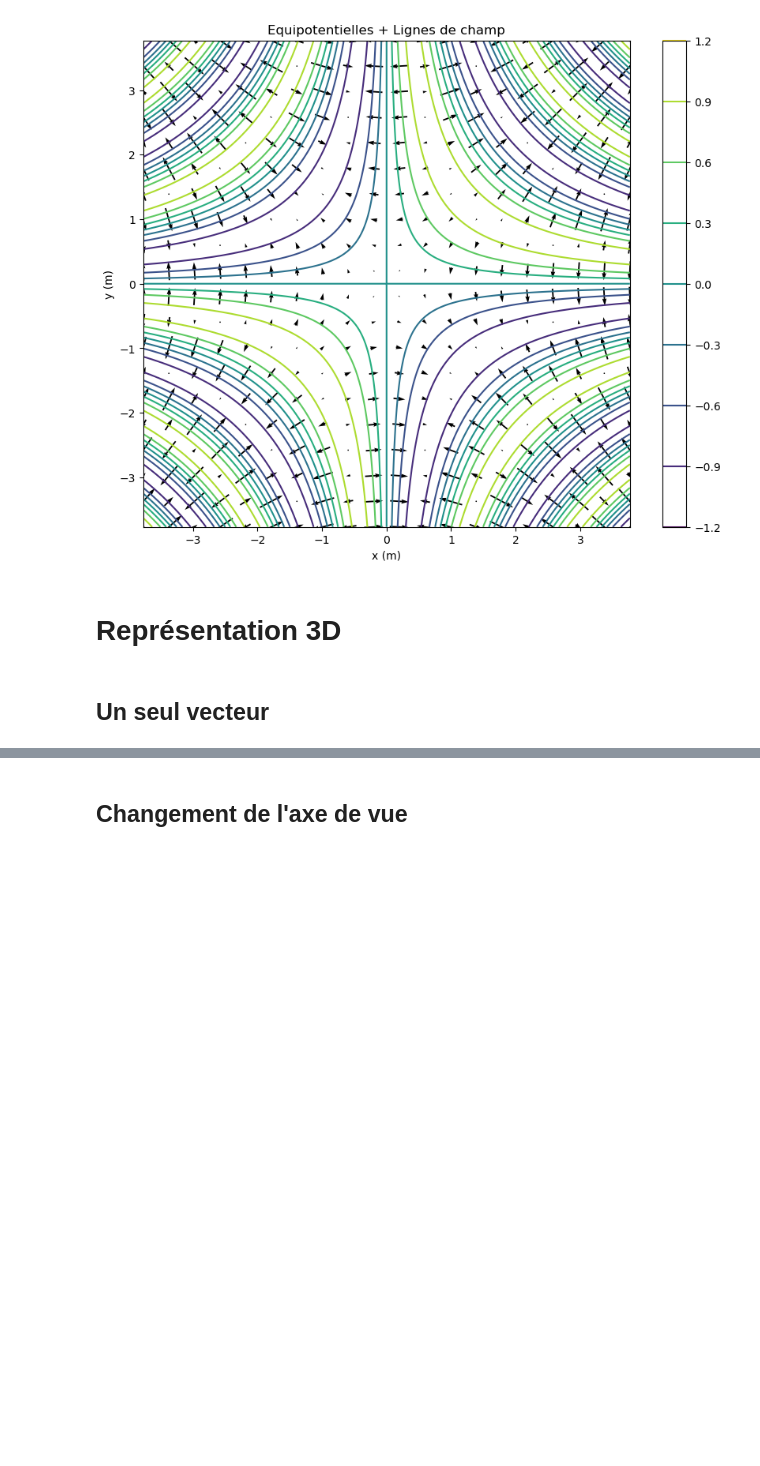
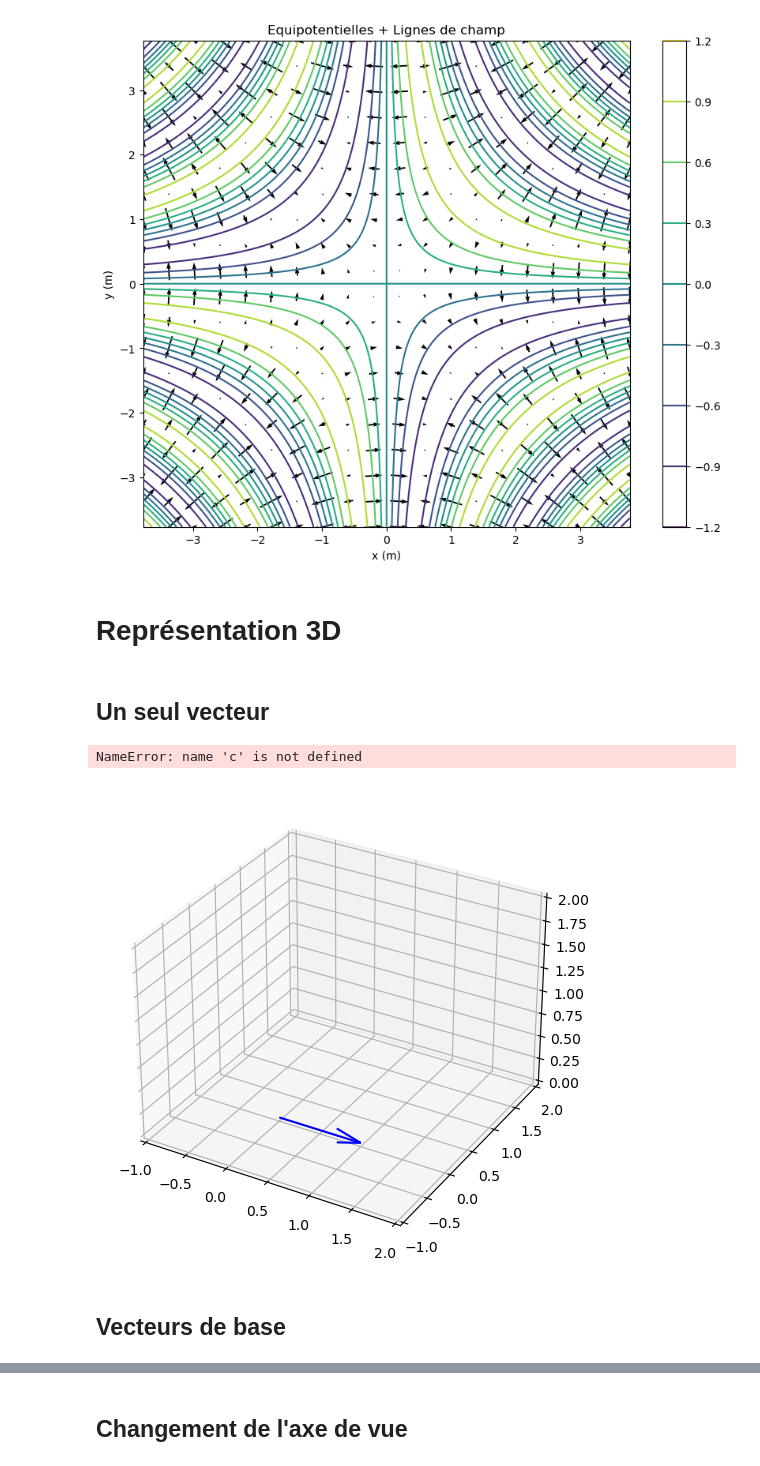
Before and after one commit to Brice-KENGNI-ZANGUIM/Python-pour-les-Mathematiques, a Jupyter notebook: Visualiser un champ de vecteurs.ipynb, the cells around one changed output, grey strips where cells are left out. Saved outputs shown, nothing was run; the diff lists cells and outputs as text; code cells hidden in the pictures; blank space fills up the shorter version.

Commit message:
Champ de vecteurs

```diff
--- a/Visualiser un champ de vecteurs.ipynb
+++ b/Visualiser un champ de vecteurs.ipynb
@@ -274,6 +274,25 @@ vecteur_2 = [0,1,0]
 vecteur_3 = [0,0,1]
 
 vecteur_origine = [0,0,0]
+# %%
+fig = plt.figure(figsize = (8,6))
+ax = plt.axes(projection = '3d')
+
+ax.quiver(*vecteur_origine, *vecteur_1, color= "b")
+
+ax.set_xlim(-1,2)
+ax.set_ylim(-1,2)
+ax.set_zlim(0,2)
+c
+
+ax.set_xlabel("axe X")
+ax.set_ylabel("axe Y")
+ax.set_zlabel("axe Z")
+# %% [output]
+NameError: name 'c' is not defined
+[figure, added]
+# %% [markdown]
+<h2>  <strong>  Vecteurs de base
 # %%
 fig = plt.figure(figsize = (8,6))
 ax = plt.axes(projection = '3d')
```
Also changed, not shown: parts of 3 cells of this notebook.
